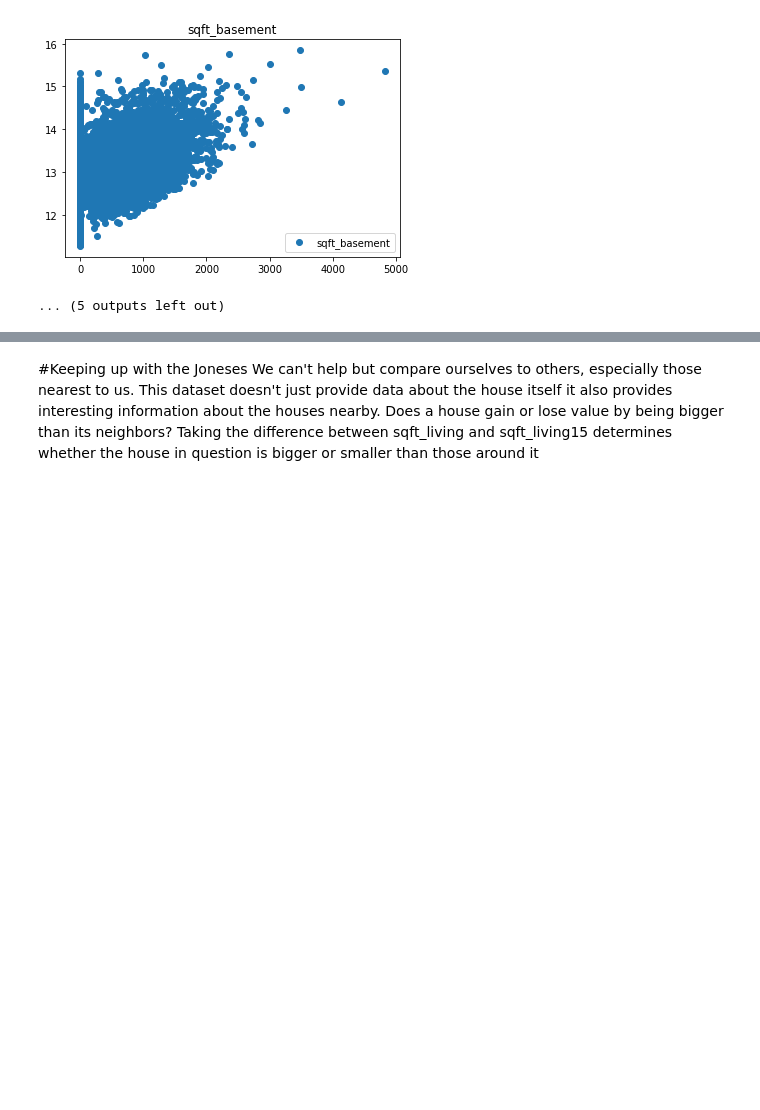
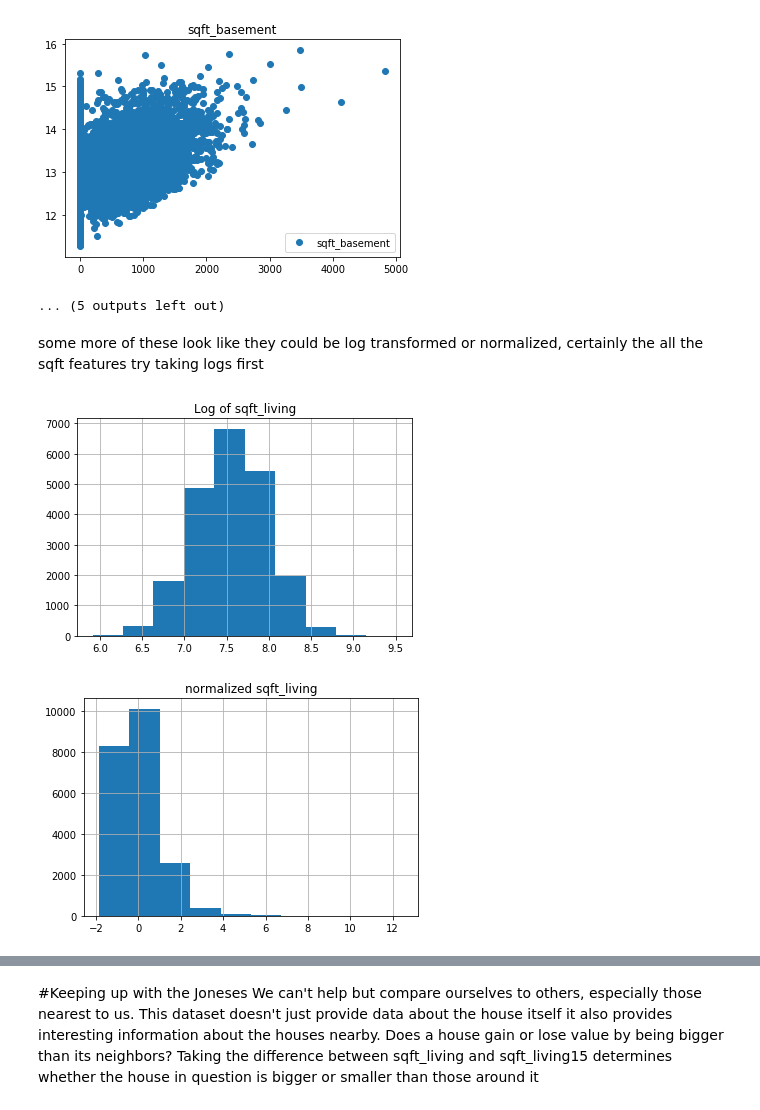
Before and after one commit to ktzioumis/Kings-County-Housing-Prices, a Jupyter notebook: student.ipynb, the cells around one changed output, grey strips where cells are left out. Saved outputs shown, nothing was run; the diff lists cells and outputs as text; code cells hidden in the pictures; blank space fills up the shorter version.

```diff
--- a/student.ipynb
+++ b/student.ipynb
@@ -656,3 +684,18 @@ for col in df.columns:
 [figure]
 [figure]
 ... (5 outputs left out)
+# %% [markdown]
+some more of these look like they could be log transformed or normalized, certainly the all the sqft features
+try taking logs first
+# %%
+log_sqft_living=np.log(df.sqft_living)
+norm_sqft_living=(df.sqft_living-df.sqft_living.mean())/df.sqft_living.std()
+log_sqft_living.hist()
+plt.title('Log of sqft_living')
+plt.show()
+norm_sqft_living.hist()
+plt.title('normalized sqft_living')
+plt.show()
+# %% [output]
+[figure, added]
+[figure, added]
```
Also changed, not shown: parts of 21 cells of this notebook.
